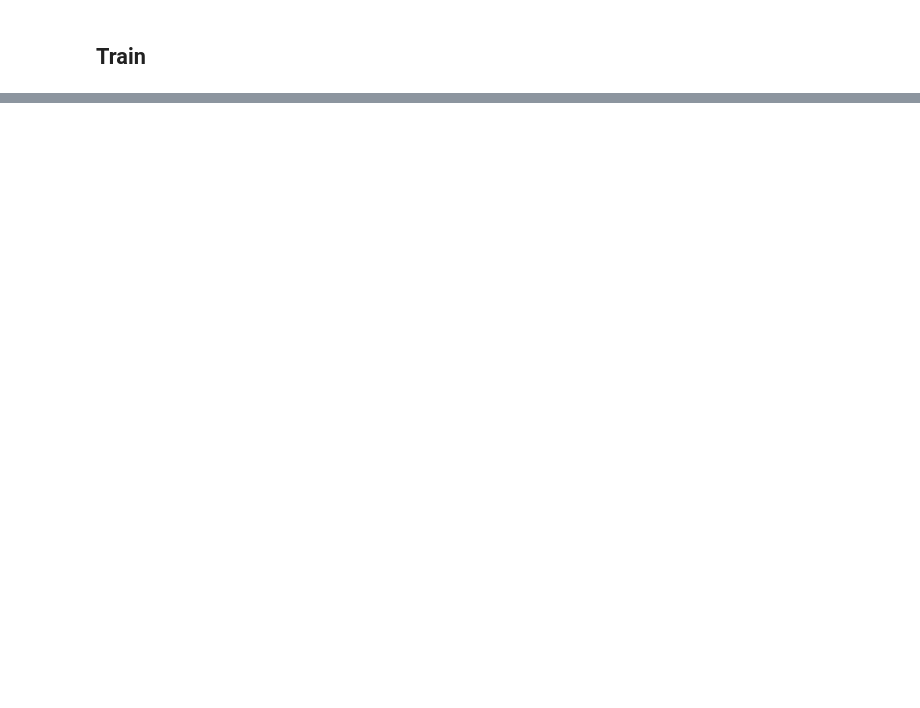
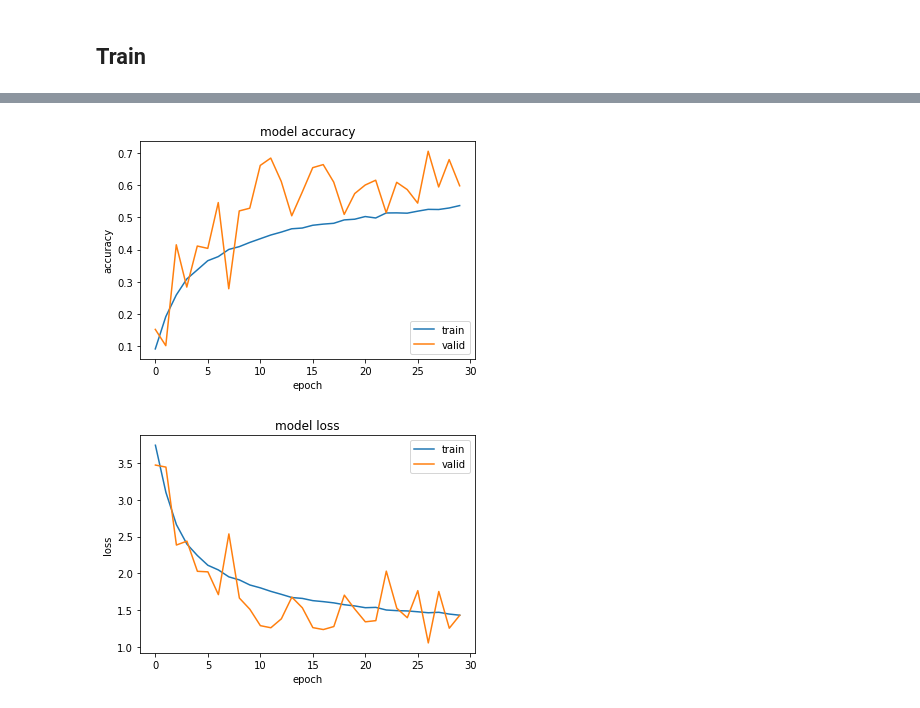
Before and after one commit to meierfra/deep_fruits, a Jupyter notebook: deep_fruit.ipynb, the cells around one changed output, grey strips where cells are left out. Drawn from its saved outputs; the diff is of its cells as text; code cells hidden in the pictures; blank space fills up the shorter version.

Commit message:
Final model run

```diff
--- a/deep_fruit.ipynb
+++ b/deep_fruit.ipynb
@@ -173,0 +209,2 @@ train_labels[0]
+# %%
+valid_labels_onehot = convertToOneHot(valid_labels_int, num_classes=60)
@@ -302,0 +346,20 @@ model.evaluate(train_flatten, train_labels_onehot)
+# %%
+tensorboard = keras.callbacks.TensorBoard(
+        log_dir='tensorboard/fruits/' + name + '/',
+        write_graph=True,
+        histogram_freq=1)
+# %%
+#save model after every 10 epochs in "Checkpoints/8_facesl/model_1_fc/"-folder
+os.makedirs("Checkpoints/fruits/model_1_fc/",exist_ok=True)
+checkpointer = keras.callbacks.ModelCheckpoint(
+        filepath =  "Checkpoints/fruits/model_1_fc/fc_model_"+"weights_epoch_{epoch:03d}-{val_loss:.2f}.hdf5",
+        verbose = 1,
+        save_best_only = False,
+        period = 10 )
+# %%
+history=model.fit(train_flatten, train_labels_onehot,
+                  batch_size=batch_size,
+                  epochs=nb_epoch,
+                  verbose=2,
+                  validation_data=(valid_flatten, valid_labels_onehot),
+                  callbacks=[tensorboard,checkpointer],)
@@ -302,0 +384,21 @@ model.evaluate(train_flatten, train_labels_onehot)
+# %%
+# summarize history for accuracy
+plt.plot(history.history['acc'])
+plt.plot(history.history['val_acc'])
+plt.title('model accuracy')
+plt.ylabel('accuracy')
+plt.xlabel('epoch')
+plt.legend(['train', 'valid'], loc='lower right')
+plt.savefig('figures/fc_model_accuracy.png', dpi=600, bbox_inches='tight')
+plt.show()
+plt.plot(history.history['loss'])
+plt.plot(history.history['val_loss'])
+plt.title('model loss')
+plt.ylabel('loss')
+plt.xlabel('epoch')
+plt.legend(['train', 'valid'], loc='upper right')
+plt.savefig('figures/fc_model_loss.png', dpi=600, bbox_inches='tight')
+plt.show()
+# %% [output]
+[figure, added]
+[figure, added]
```
Also changed, not shown: parts of 15 cells of this notebook.
